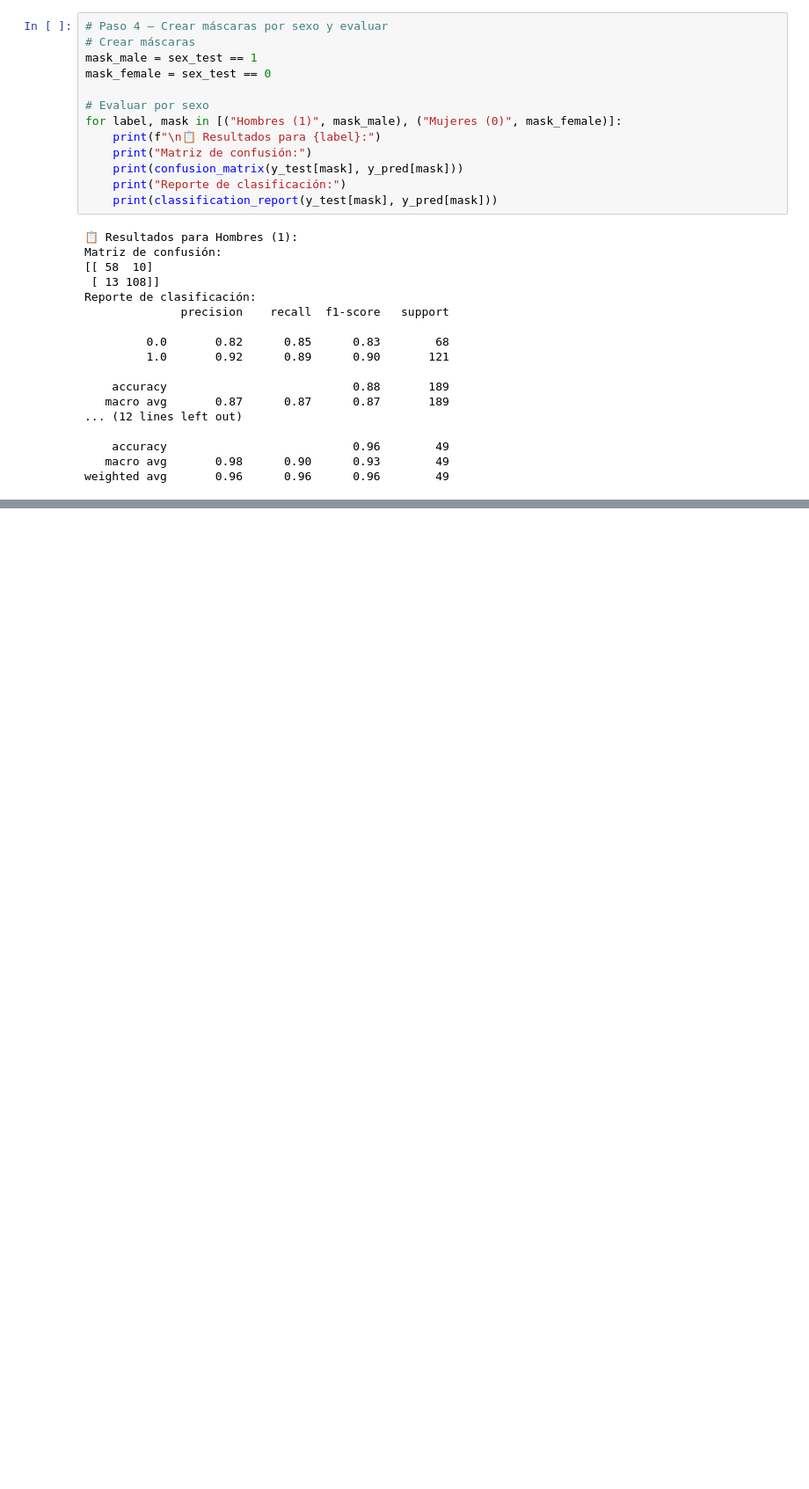
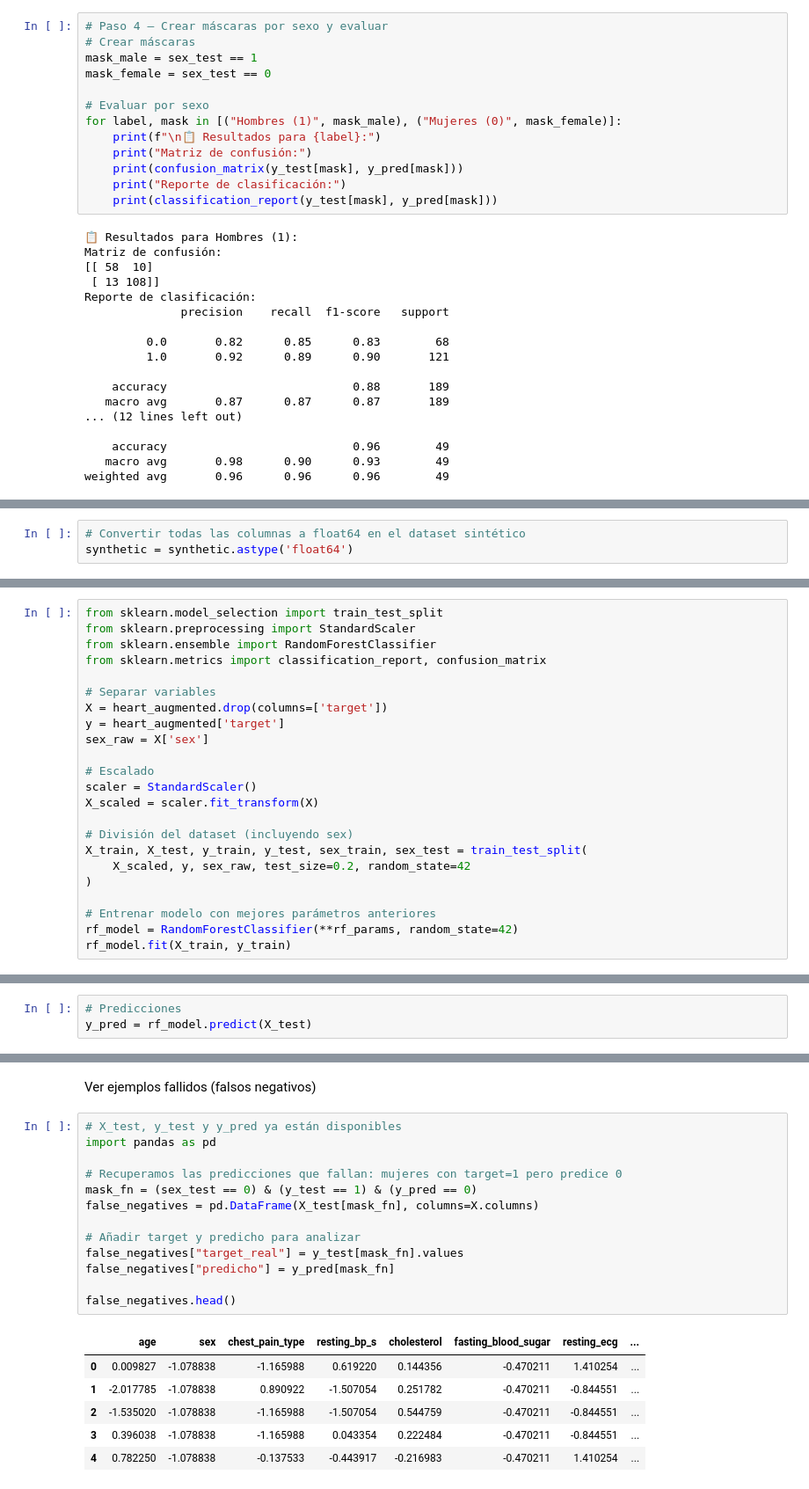
Before and after one commit to GrupoProyecto2IABD/ProyectoReconocimientoEnfermedad, a Jupyter notebook: scripts/modeling/modeling_rafa + mc_sex.ipynb, the cells around one changed output, grey strips where cells are left out. Shown: that part at 88% size. Drawn from its saved outputs; the diff is of its cells as text; blank space fills up the shorter version.

```diff
--- a/scripts/modeling/modeling_rafa + mc_sex.ipynb
+++ b/scripts/modeling/modeling_rafa + mc_sex.ipynb
@@ -449,0 +474,3 @@ Name: proportion, dtype: float64
+# %%
+# Convertir todas las columnas a float64 en el dataset sintético
+synthetic = synthetic.astype('float64')
@@ -449,0 +511,23 @@ Name: proportion, dtype: float64
+# %%
+from sklearn.model_selection import train_test_split
+from sklearn.preprocessing import StandardScaler
+from sklearn.ensemble import RandomForestClassifier
+from sklearn.metrics import classification_report, confusion_matrix
+
+# Separar variables
+X = heart_augmented.drop(columns=['target'])
+y = heart_augmented['target']
+sex_raw = X['sex']
+
+# Escalado
+scaler = StandardScaler()
+X_scaled = scaler.fit_transform(X)
+
+# División del dataset (incluyendo sex)
+X_train, X_test, y_train, y_test, sex_train, sex_test = train_test_split(
+    X_scaled, y, sex_raw, test_size=0.2, random_state=42
+)
+
+# Entrenar modelo con mejores parámetros anteriores
+rf_model = RandomForestClassifier(**rf_params, random_state=42)
+rf_model.fit(X_train, y_train)
@@ -449,0 +536,3 @@ Name: proportion, dtype: float64
+# %%
+# Predicciones
+y_pred = rf_model.predict(X_test)
@@ -449,0 +595,22 @@ Name: proportion, dtype: float64
+# %% [markdown]
+Ver ejemplos fallidos (falsos negativos)
+# %%
+# X_test, y_test y y_pred ya están disponibles
+import pandas as pd
+
+# Recuperamos las predicciones que fallan: mujeres con target=1 pero predice 0
+mask_fn = (sex_test == 0) & (y_test == 1) & (y_pred == 0)
+false_negatives = pd.DataFrame(X_test[mask_fn], columns=X.columns)
+
+# Añadir target y predicho para analizar
+false_negatives["target_real"] = y_test[mask_fn].values
+false_negatives["predicho"] = y_pred[mask_fn]
+
+false_negatives.head()
+# %% [output]
+|  | age | sex | chest_pain_type | resting_bp_s | cholesterol | fasting_blood_sugar | resting_ecg | ... |
+| 0 | 0.009827 | -1.078838 | -1.165988 | 0.619220 | 0.144356 | -0.470211 | 1.410254 | ... |
+| 1 | -2.017785 | -1.078838 | 0.890922 | -1.507054 | 0.251782 | -0.470211 | -0.844551 | ... |
+| 2 | -1.535020 | -1.078838 | -1.165988 | -1.507054 | 0.544759 | -0.470211 | -0.844551 | ... |
+| 3 | 0.396038 | -1.078838 | -1.165988 | 0.043354 | 0.222484 | -0.470211 | -0.844551 | ... |
+| 4 | 0.782250 | -1.078838 | -0.137533 | -0.443917 | -0.216983 | -0.470211 | 1.410254 | ... |
```
Also changed, not shown: parts of 23 cells of this notebook, 8 other files.
